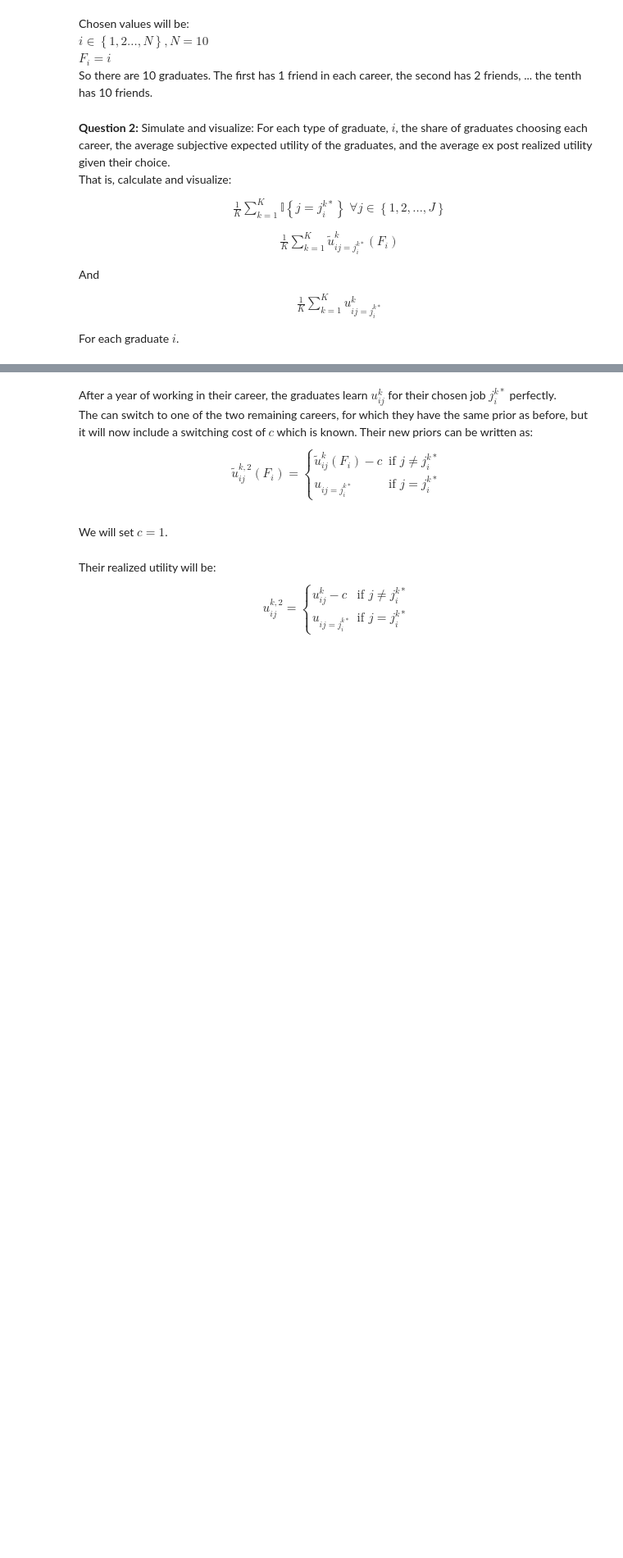
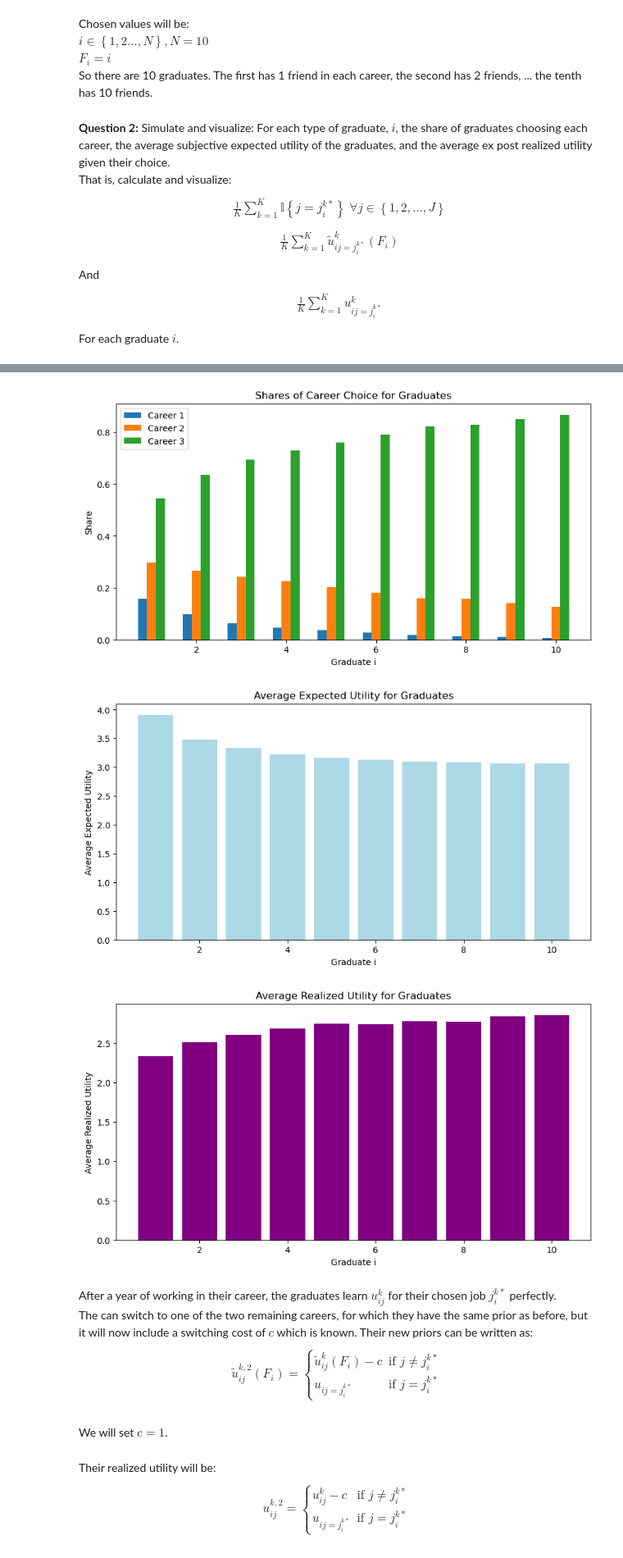
Before and after one commit to NumEconCopenhagen/projects-2024-emil-og-simon, a Jupyter notebook: examproject/examproject_prob2.ipynb, the cells around one changed output, grey strips where cells are left out. Shown at 82% size. Saved outputs shown, nothing was run; the diff lists cells and outputs as text; code cells hidden in the pictures; blank space fills up the shorter version.

```diff
--- a/examproject/examproject_prob2.ipynb
+++ b/examproject/examproject_prob2.ipynb
@@ -286,0 +170,5 @@ Utilities for Different Career Choices Across Multiple Seeds
+# %%
+set_seed = 2024
+np.random.seed(set_seed)
+
+expected_u, avg_realized_u = p2.simulate_q1_2(par)
@@ -344,3 +247,76 @@ display(Image(filename=img_path))
+# %%
+# We start by using the same seed as previously
+set_seed = 2024
+np.random.seed(set_seed)
+
+# We initialize containers to store results
+career = np.zeros((par.N, par.K), dtype=int)
+prior_expect = np.zeros((par.N, par.K))
+realized_u = np.zeros((par.N, par.K))
+
+career_shares = np.zeros((par.N, par.J))
+avg_prior_expect = np.zeros(par.N)
+avg_realized_u = np.zeros(par.N)
+
+# We then simulate the process for K draws and N friends
+for k in range(par.K):
+    for i in range(par.N):
+        F_i = i + 1
+
+        # We draw the epsilon values for each friend and for the graduate him-/her-self
+        epsilon_F = np.random.normal(0, par.sigma, (F_i, par.J))
+        epsilon_grad = np.random.normal(0, par.sigma, par.J)
+
+        # We then calculate the graduates expected utility for each career track
+        expected_u = par.v + np.mean(epsilon_F, axis=0)
+
+        # We choose the career track with the highest expected utility
+        j_star = np.argmax(expected_u)
+
+        # Finally we store the results in the containers
+        career[i, k] = j_star
+        prior_expect[i, k] = expected_u[j_star]
+        realized_u[i, k] = par.v[j_star] + epsilon_grad[j_star]
+
+# We calculate shares of graduates choosing each career track and the average expectations and realized utilities
+for i in range(par.N):
+    for j in range(par.J):
+        career_shares[i, j] = np.sum(career[i, :] == j) / par.K  # Calculate share directly
+    avg_prior_expect[i] = np.sum(prior_expect[i, :]) / par.K  # Calculate average prior expectation
+    avg_realized_u[i] = np.sum(realized_u[i, :]) / par.K
+
+# We set up x for the Friends for plotting
+x = np.arange(1, par.N + 1)
+
+# We plot share of graduates choosing each career
+plt.figure(figsize=(10, 5))
+for j in range(par.J):
+    plt.bar(x + (j-1)*0.2, career_shares[:, j], width=0.2, label=f'Career {j+1}')
+plt.xlabel('Graduate i')
+plt.ylabel('Share')
+plt.title('Shares of Career Choice for Graduates')
+plt.legend()
+plt.show()
+
+# We plot the avg expected utility for graduates
+plt.figure(figsize=(10, 5))
+plt.bar(x, avg_prior_expect, color='lightblue')
+plt.xlabel('Graduate i')
+plt.ylabel('Average Expected Utility')
+plt.title('Average Expected Utility for Graduates')
+plt.show()
+
+# We plot the avg realized utility for graduates
+plt.figure(figsize=(10, 5))
+plt.bar(x, avg_realized_u, color='purple')
+plt.xlabel('Graduate i')
+plt.ylabel('Average Realized Utility')
+plt.title('Average Realized Utility for Graduates')
+plt.show()
+# %% [output]
+[figure, added]
+[figure, added]
+[figure, added]
 # %% [markdown]
 After a year of working in their career, the graduates learn $u^k_{ij}$ for their chosen job $j_i^{k*}$ perfectly. <br>
 The can switch to one of the two remaining careers, for which they have the same prior as before, but it will now include a switching cost of $c$ which is known.
```
Also changed, not shown: parts of 10 cells of this notebook, 2 other files.
